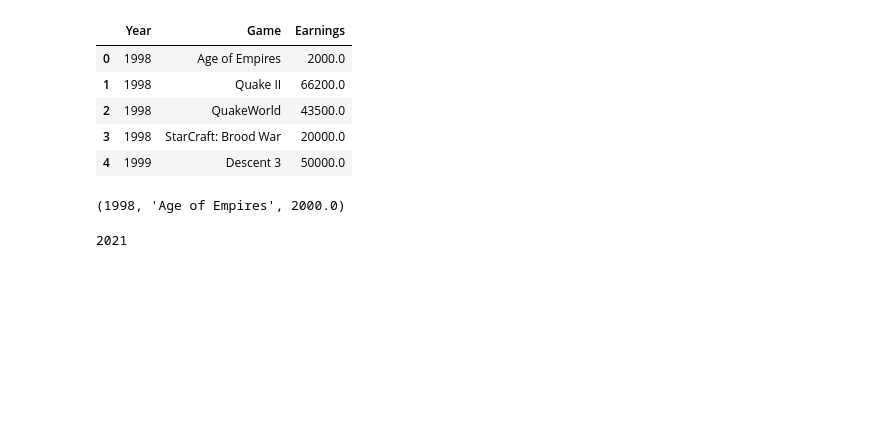
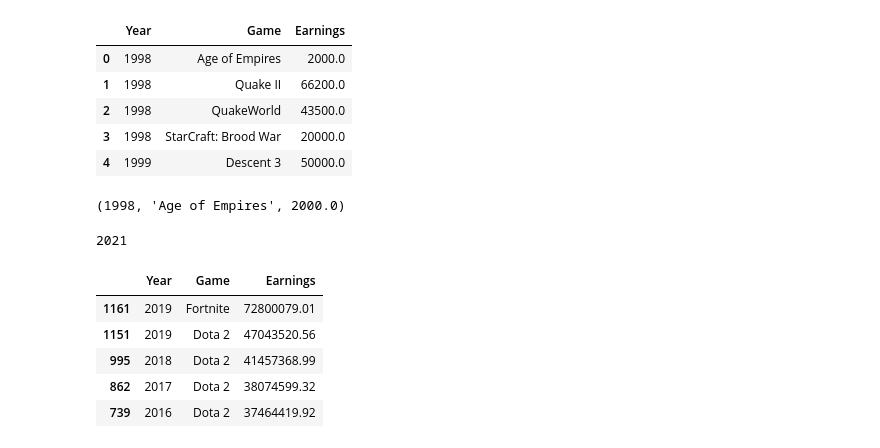
Before and after one commit to DuncanMPlate/esports_visualizations, a Jupyter notebook: init_database.ipynb, the cells around one changed output. Drawn from its saved outputs; the diff is of its cells as text; code cells hidden in the pictures; blank space fills up the shorter version.

Commit message:
updating tables and endpoints

```diff
--- a/init_database.ipynb
+++ b/init_database.ipynb
@@ -277,3 +276,14 @@ engine.execute('select * from grouped_bar_race_data').first()
 newdf["Year"].max()
 # %% [output]
 2021
+# %%
+newnewdf = newdf[(newdf['Year'] >= 2016)]
+# %%
+newnewdf.nlargest(5, 'Earnings')
+# %% [output]
+|  | Year | Game | Earnings |
+| 1161 | 2019 | Fortnite | 72800079.01 |
+| 1151 | 2019 | Dota 2 | 47043520.56 |
+| 995 | 2018 | Dota 2 | 41457368.99 |
+| 862 | 2017 | Dota 2 | 38074599.32 |
+| 739 | 2016 | Dota 2 | 37464419.92 |
```
Also changed, not shown: parts of 11 cells of this notebook, 3 other files.
